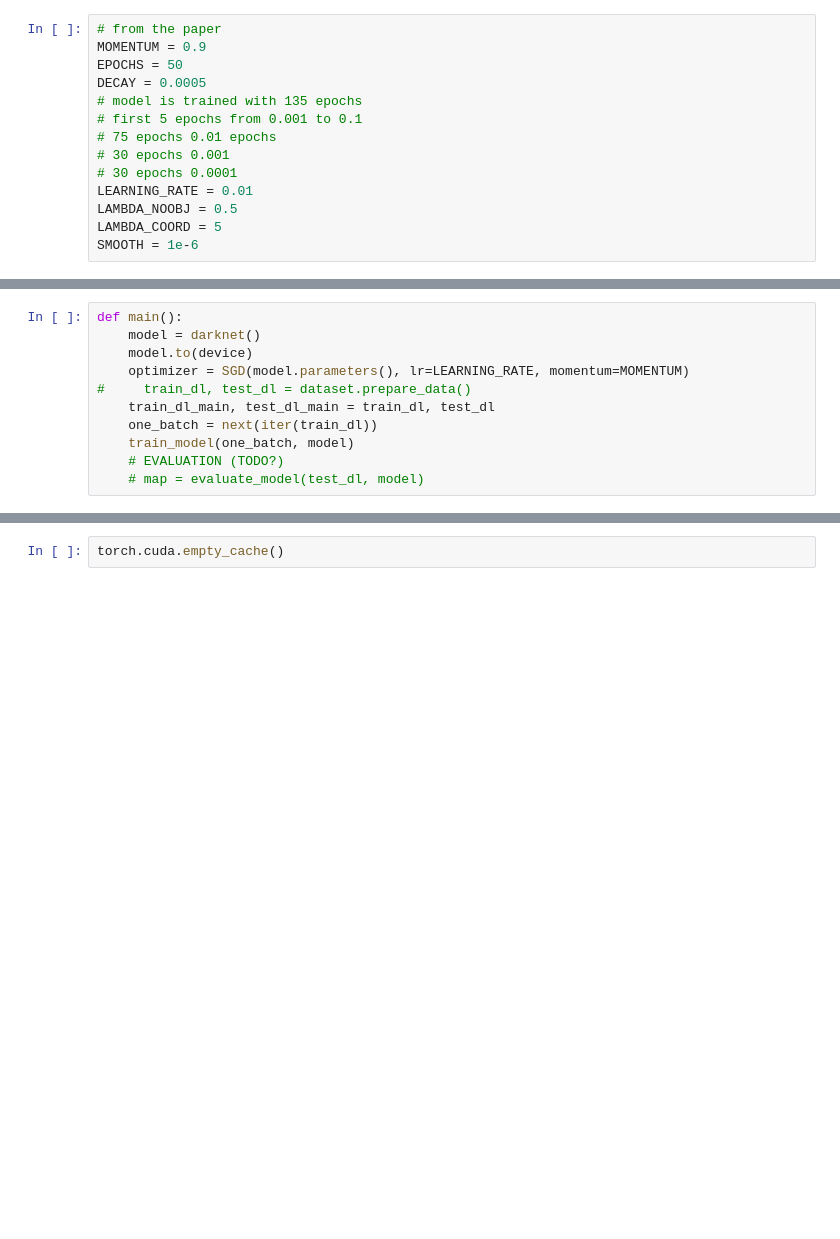
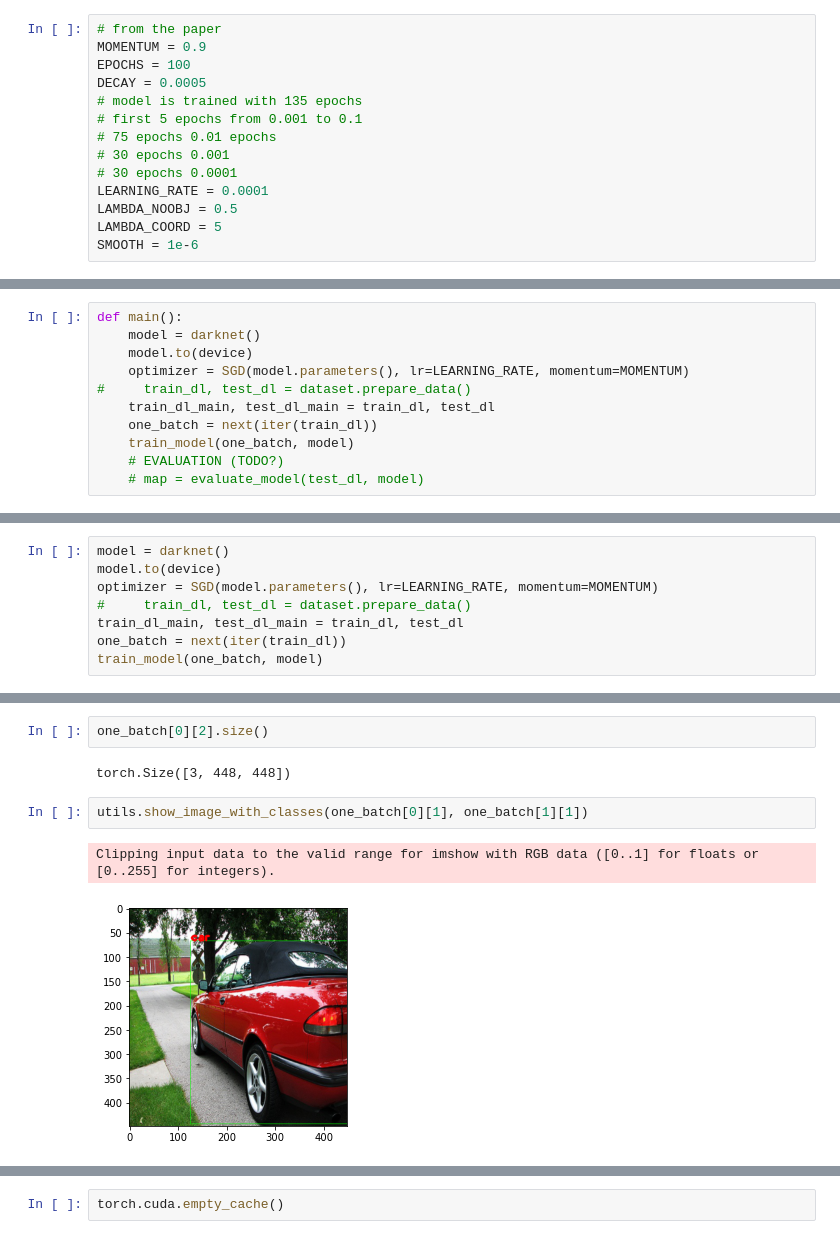
Before and after one commit to bindas1/YOLO-recreated, a Jupyter notebook: Forward_propagation.ipynb, the cells around one changed output, grey strips where cells are left out. Drawn from its saved outputs; the diff is of its cells as text; blank space fills up the shorter version.

Commit message:
showing results in notebook, changed batch size to 8 and figsize

```diff
--- a/Forward_propagation.ipynb
+++ b/Forward_propagation.ipynb
@@ -212,14 +213,14 @@ To avoid overfitting:
 # %%
 # from the paper
 MOMENTUM = 0.9
-EPOCHS = 50
+EPOCHS = 100
 DECAY = 0.0005
 # model is trained with 135 epochs
 # first 5 epochs from 0.001 to 0.1
 # 75 epochs 0.01 epochs
 # 30 epochs 0.001
 # 30 epochs 0.0001
-LEARNING_RATE = 0.01
+LEARNING_RATE = 0.0001
 LAMBDA_NOOBJ = 0.5
 LAMBDA_COORD = 5
 SMOOTH = 1e-6
@@ -635,0 +528,8 @@ RuntimeError: Function 'NativeBatchNormBackward' returned nan values in its 0th
+# %%
+model = darknet()
+model.to(device)
+optimizer = SGD(model.parameters(), lr=LEARNING_RATE, momentum=MOMENTUM)
+#     train_dl, test_dl = dataset.prepare_data()
+train_dl_main, test_dl_main = train_dl, test_dl
+one_batch = next(iter(train_dl))
+train_model(one_batch, model)
@@ -635,0 +570,9 @@ RuntimeError: Function 'NativeBatchNormBackward' returned nan values in its 0th
+# %%
+one_batch[0][2].size()
+# %% [output]
+torch.Size([3, 448, 448])
+# %%
+utils.show_image_with_classes(one_batch[0][1], one_batch[1][1])
+# %% [output]
+Clipping input data to the valid range for imshow with RGB data ([0..1] for floats or [0..255] for integers).
+[figure, added]
```
Also changed, not shown: parts of 21 cells of this notebook, 2 other files.
